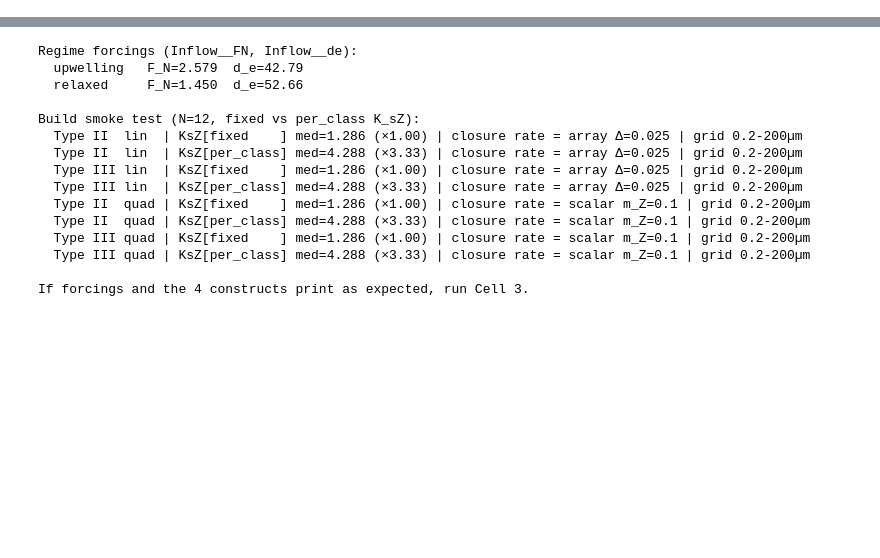
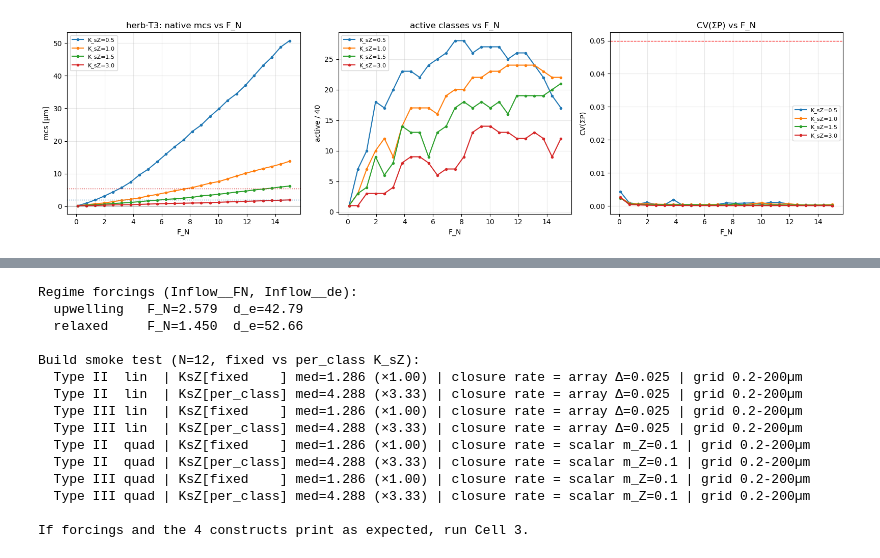
Before and after one commit to ben1post/SSMCariaco, a Jupyter notebook: parameter_scan/baseline/BASELINE_TestQuadAndTypeIII.ipynb, the cells around one changed output, grey strips where cells are left out. Cells and saved outputs as stored; diff of their text form; code cells hidden in the pictures; blank space fills up the shorter version.

Commit message:
settled R0 baseline model

```diff
--- a/parameter_scan/baseline/BASELINE_TestQuadAndTypeIII.ipynb
+++ b/parameter_scan/baseline/BASELINE_TestQuadAndTypeIII.ipynb
@@ -25,0 +162,63 @@ grid: 12 phyto (0.5–200 µm), 12 zoo (5–2000 µm)
+# %%
+# ── Type III viability: sweep uniform K_sZ × F_N (herb kernel, N=40) ──────────
+import importlib, numpy as np
+import cariaco_obs as co, cariaco_baseline_setups as cbs, parscan_utils as pu
+for m in (co, cbs, pu):
+    importlib.reload(m)
+from xso.parscans import run_xso_parscan
+from parscan_utils import aggregate_model_to_targets, compute_phyto_spectrum_metrics
+from cariaco_obs import TARGET_BIN_DEFINITIONS
+
+phyto_esd, zoo_esd = cbs.phyto_esd, cbs.zoo_esd
+n_Z = len(zoo_esd)
+phyto_bin_defs = [b for b in TARGET_BIN_DEFINITIONS if b['type'] == 'phyto']
+*_, f_all = co.load_cariaco_targets(regime='all', months='hplc', agg='median')
+DE = f_all['Inflow__de']
+
+KSZ_VALS   = [0.5, 1.0, 1.5, 3.0]          # uniform; Rohr-low → Stock/Banas
+F_N_VALUES = np.linspace(0.1, 15, 25)
+TAIL = 1000
+def mcs_native(P):
+    t = P.sum()
+    return 10**np.sum((P/t)*np.log10(phyto_esd)) if t > 0 else np.nan
+
+t3 = {}
+for ksz in KSZ_VALS:
+    ivp = run_xso_parscan(
+        model_file_name='cariaco_baseline_setups', model_name='model_dist_t3',
+        model_setup_name='model_setup_dist_herb_t3_slim',
+        param_name='Inflow__FN', param_values=F_N_VALUES, processes=8,
+        fixed_overrides={'Inflow__de': DE, 'Grazing__KsZ': np.full(n_Z, ksz)})
+    n = ivp.sizes['Inflow__FN']
+    mcs = np.full(n, np.nan); cen = np.full(n, np.nan)
+    act = np.full(n, np.nan); cv = np.full(n, np.nan)
+    for i in range(n):
+        Pda = ivp.Phytoplankton__biomass.isel({'Inflow__FN': i})
+        Pt = np.clip(Pda.isel(time=slice(-TAIL, None)).mean('time').values, 0, None)
+        if not np.all(np.isfinite(Pt)):
+            continue
+        sP = Pda.sum('phyto').isel(time=slice(-TAIL, None)).values
+        cv[i] = float(sP.std()/abs(sP.mean())) if sP.mean() != 0 else np.nan
+        mcs[i] = mcs_native(Pt); act[i] = int((Pt > 1e-6).sum())
+        vec = aggregate_model_to_targets({'phyto': Pt}, phyto_esd, zoo_esd, phyto_bin_defs)
+        cen[i] = compute_phyto_spectrum_metrics(vec, phyto_bin_defs)['centroid']
+    t3[ksz] = dict(mcs=mcs, cen=cen, act=act, cv=cv)
+    print(f'K_sZ={ksz:>4}: mcs {np.nanmin(mcs):.2f}–{np.nanmax(mcs):.2f}µm  '
+          f'active {int(np.nanmin(act))}–{int(np.nanmax(act))}/{len(phyto_esd)}  '
+          f'CV {np.nanmin(cv):.3f}–{np.nanmax(cv):.3f}')
+
+import matplotlib.pyplot as plt
+fig, ax = plt.subplots(1, 3, figsize=(16, 4.5))
+for ksz in KSZ_VALS:
+    ax[0].plot(F_N_VALUES, t3[ksz]['mcs'], 'o-', ms=3, label=f'K_sZ={ksz}')
+    ax[1].plot(F_N_VALUES, t3[ksz]['act'], 'o-', ms=3, label=f'K_sZ={ksz}')
+    ax[2].plot(F_N_VALUES, t3[ksz]['cv'],  'o-', ms=3, label=f'K_sZ={ksz}')
+ax[0].axhline(5.4, color='C3', ls=':', lw=1); ax[0].axhline(2.0, color='C0', ls=':', lw=1)
+ax[0].axhline(0.2, color='k', lw=.8, alpha=.4)
+ax[0].set(title='herb·T3: native mcs vs F_N', xlabel='F_N', ylabel='mcs [µm]')
+ax[1].set(title='active classes vs F_N', xlabel='F_N', ylabel=f'active / {len(phyto_esd)}')
+ax[2].axhline(0.05, color='red', ls='--', lw=.9)
+ax[2].set(title='CV(ΣP) vs F_N', xlabel='F_N', ylabel='CV(ΣP)')
+for a in ax: a.legend(fontsize=8); a.grid(alpha=0.3)
+plt.tight_layout(); plt.show()
+# %% [output]
@@ -25,0 +242 @@ grid: 12 phyto (0.5–200 µm), 12 zoo (5–2000 µm)
+[figure, added]
```
Also changed, not shown: parts of 15 cells of this notebook, 4 other files.
